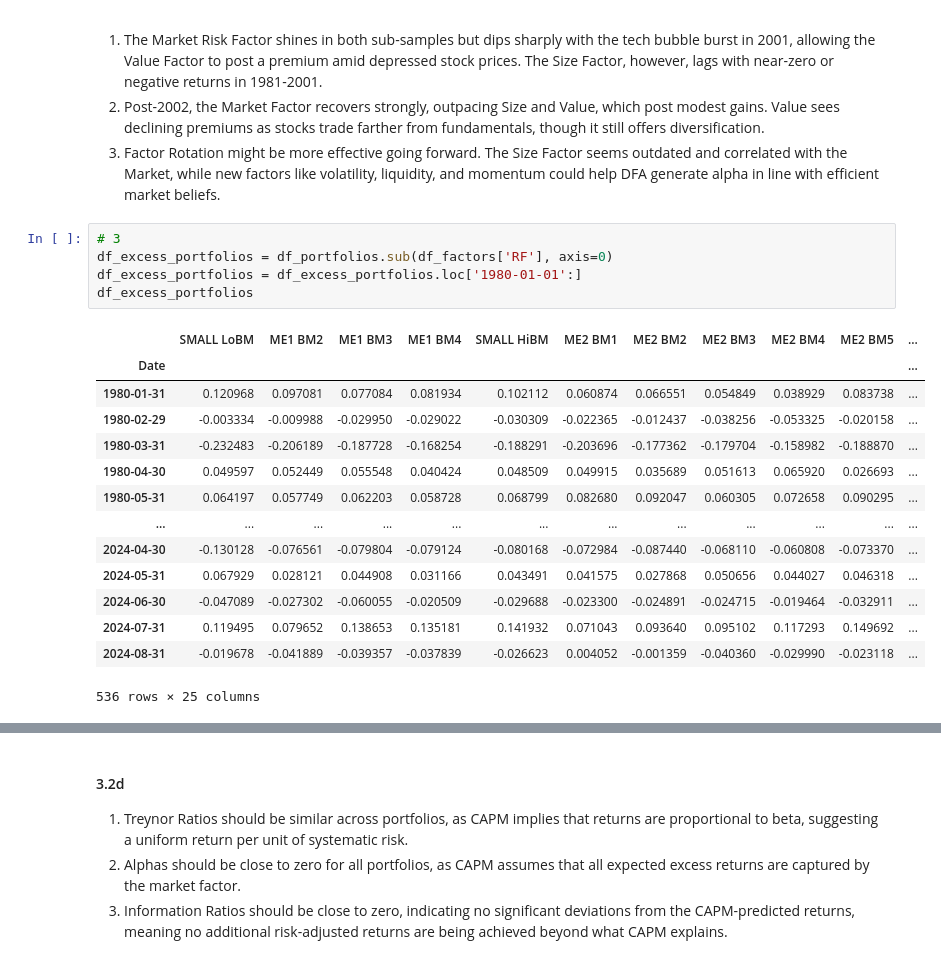
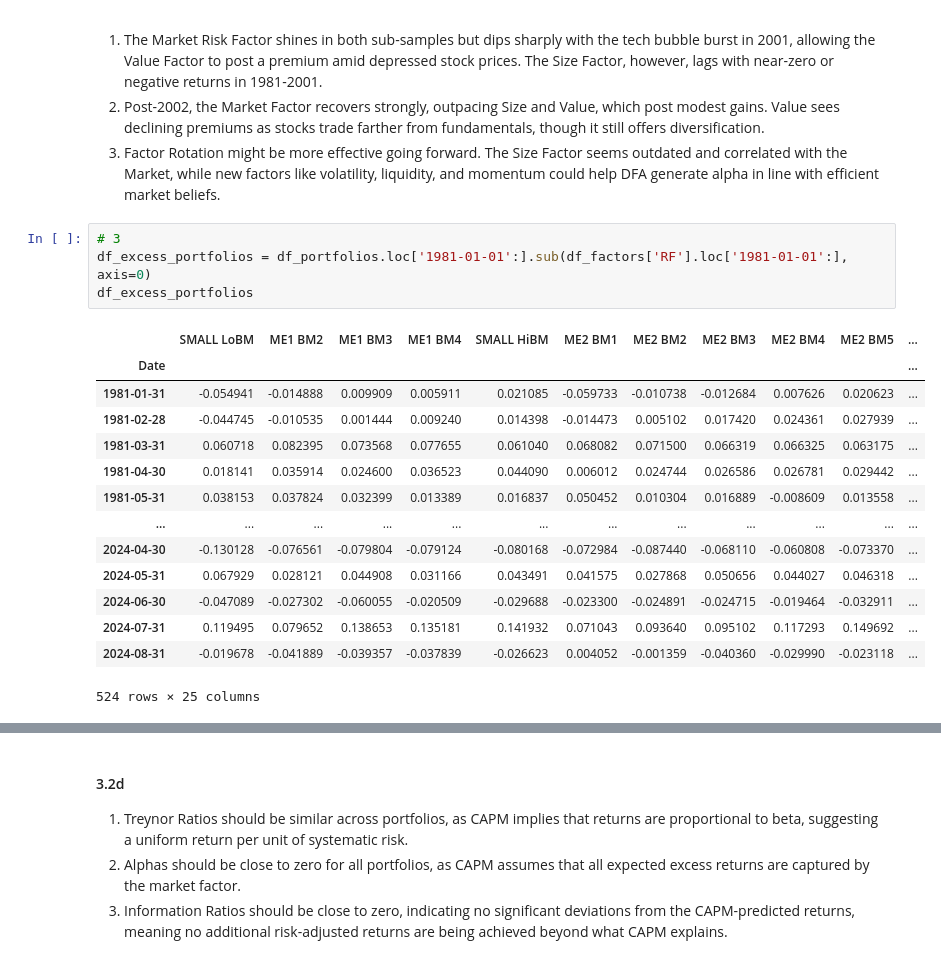
Before and after one commit to Anand-Nakhate/finm-portfolio-2024, a Jupyter notebook: homework/Solution_HW4.ipynb, the cells around one changed output, grey strips where cells are left out. Cells and saved outputs as stored; diff of their text form.

```diff
--- a/homework/Solution_HW4.ipynb
+++ b/homework/Solution_HW4.ipynb
@@ -179,23 +171,22 @@ plot_cumulative_returns(
 3. Factor Rotation might be more effective going forward. The Size Factor seems outdated and correlated with the Market, while new factors like volatility, liquidity, and momentum could help DFA generate alpha in line with efficient market beliefs.
 # %%
 # 3
-df_excess_portfolios = df_portfolios.sub(df_factors['RF'], axis=0)
-df_excess_portfolios = df_excess_portfolios.loc['1980-01-01':]
+df_excess_portfolios = df_portfolios.loc['1981-01-01':].sub(df_factors['RF'].loc['1981-01-01':], axis=0)
 df_excess_portfolios
 # %% [output]
 |  | SMALL LoBM | ME1 BM2 | ME1 BM3 | ME1 BM4 | SMALL HiBM | ME2 BM1 | ME2 BM2 | ME2 BM3 | ME2 BM4 | ME2 BM5 | ... |
 | Date |  |  |  |  |  |  |  |  |  |  | ... |
-| 1980-01-31 | 0.120968 | 0.097081 | 0.077084 | 0.081934 | 0.102112 | 0.060874 | 0.066551 | 0.054849 | 0.038929 | 0.083738 | ... |
-| 1980-02-29 | -0.003334 | -0.009988 | -0.029950 | -0.029022 | -0.030309 | -0.022365 | -0.012437 | -0.038256 | -0.053325 | -0.020158 | ... |
-| 1980-03-31 | -0.232483 | -0.206189 | -0.187728 | -0.168254 | -0.188291 | -0.203696 | -0.177362 | -0.179704 | -0.158982 | -0.188870 | ... |
-| 1980-04-30 | 0.049597 | 0.052449 | 0.055548 | 0.040424 | 0.048509 | 0.049915 | 0.035689 | 0.051613 | 0.065920 | 0.026693 | ... |
-| 1980-05-31 | 0.064197 | 0.057749 | 0.062203 | 0.058728 | 0.068799 | 0.082680 | 0.092047 | 0.060305 | 0.072658 | 0.090295 | ... |
+| 1981-01-31 | -0.054941 | -0.014888 | 0.009909 | 0.005911 | 0.021085 | -0.059733 | -0.010738 | -0.012684 | 0.007626 | 0.020623 | ... |
+| 1981-02-28 | -0.044745 | -0.010535 | 0.001444 | 0.009240 | 0.014398 | -0.014473 | 0.005102 | 0.017420 | 0.024361 | 0.027939 | ... |
+| 1981-03-31 | 0.060718 | 0.082395 | 0.073568 | 0.077655 | 0.061040 | 0.068082 | 0.071500 | 0.066319 | 0.066325 | 0.063175 | ... |
+| 1981-04-30 | 0.018141 | 0.035914 | 0.024600 | 0.036523 | 0.044090 | 0.006012 | 0.024744 | 0.026586 | 0.026781 | 0.029442 | ... |
+| 1981-05-31 | 0.038153 | 0.037824 | 0.032399 | 0.013389 | 0.016837 | 0.050452 | 0.010304 | 0.016889 | -0.008609 | 0.013558 | ... |
 | ... | ... | ... | ... | ... | ... | ... | ... | ... | ... | ... | ... |
 | 2024-04-30 | -0.130128 | -0.076561 | -0.079804 | -0.079124 | -0.080168 | -0.072984 | -0.087440 | -0.068110 | -0.060808 | -0.073370 | ... |
 | 2024-05-31 | 0.067929 | 0.028121 | 0.044908 | 0.031166 | 0.043491 | 0.041575 | 0.027868 | 0.050656 | 0.044027 | 0.046318 | ... |
 | 2024-06-30 | -0.047089 | -0.027302 | -0.060055 | -0.020509 | -0.029688 | -0.023300 | -0.024891 | -0.024715 | -0.019464 | -0.032911 | ... |
 | 2024-07-31 | 0.119495 | 0.079652 | 0.138653 | 0.135181 | 0.141932 | 0.071043 | 0.093640 | 0.095102 | 0.117293 | 0.149692 | ... |
 | 2024-08-31 | -0.019678 | -0.041889 | -0.039357 | -0.037839 | -0.026623 | 0.004052 | -0.001359 | -0.040360 | -0.029990 | -0.023118 | ... |
-536 rows × 25 columns
+524 rows × 25 columns
 # %%
 # 3.1
```
Also changed, not shown: parts of 19 cells of this notebook, 2 other files.
